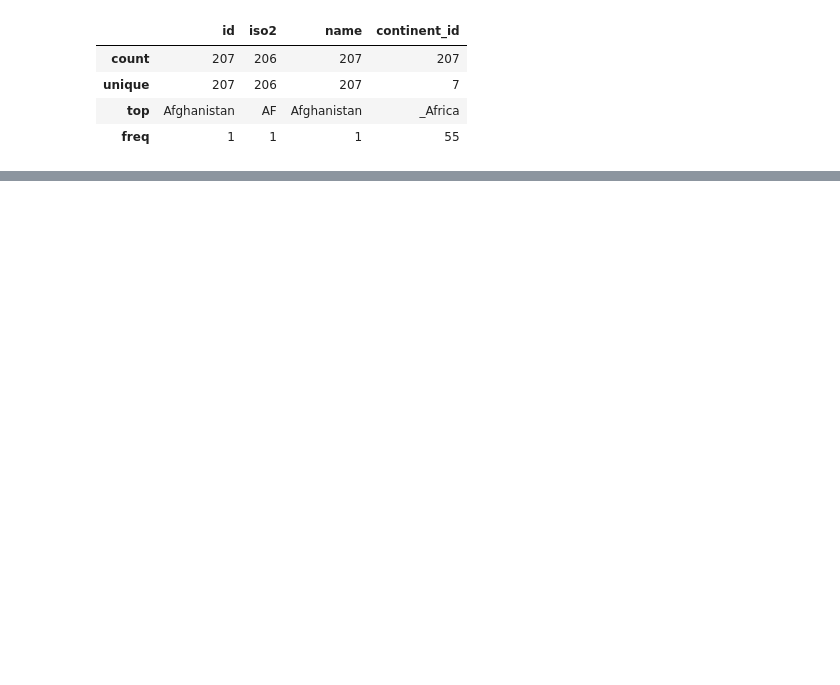
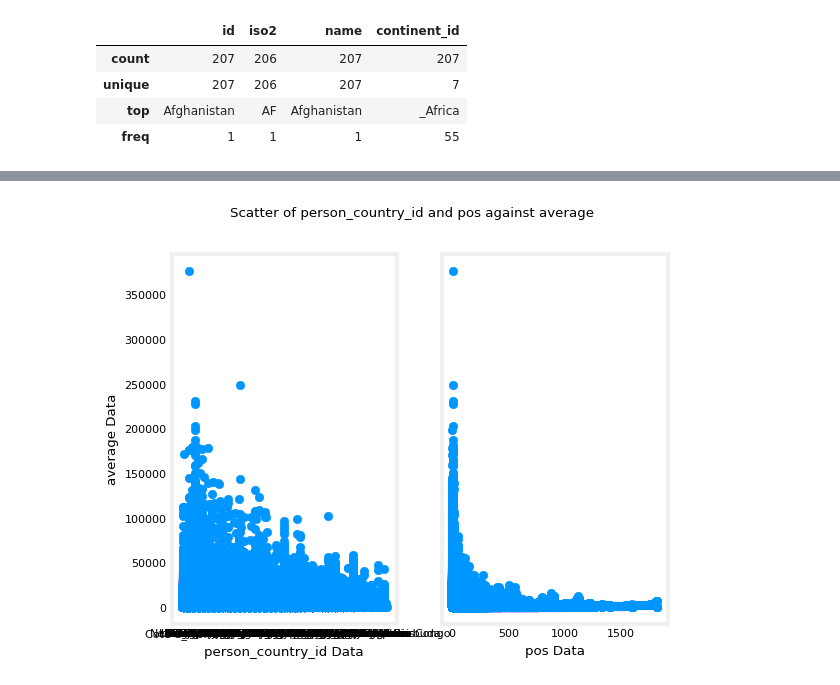
Before and after one commit to TempeHS/2026SE_MLOPSTask_Michael.L, a Jupyter notebook: 2.Model_Development/2.1.Data_Wrangling/2.1.1.data_preview.ipynb, the cells around one changed output, grey strips where cells are left out. Cells and saved outputs as stored; diff of their text form; code cells hidden in the pictures; blank space fills up the shorter version.

```diff
--- a/2.Model_Development/2.1.Data_Wrangling/2.1.1.data_preview.ipynb
+++ b/2.Model_Development/2.1.Data_Wrangling/2.1.1.data_preview.ipynb
@@ -130,13 +173,15 @@ Error:
 # %%
-# # Scatter plot 2 columns in separate charts with a shared y-axis
-# fig, (ax1, ax2) = plt.subplots(1,2, sharey=True)
-# plt.suptitle(f"Scatter of {data_frame['BMI'].name} and {data_frame['BP'].name} against {data_frame['Target'].name}")
-# ax1.set_ylabel(f"{data_frame['Target'].name} Data")
+# Scatter plot 2 columns in separate charts with a shared y-axis
+fig, (ax1, ax2) = plt.subplots(1,2, sharey=True)
+plt.suptitle(f"Scatter of {results['person_country_id'].name} and {results['pos'].name} against {results['average'].name}")
+ax1.set_ylabel(f"{results['average'].name} Data")
 
-# ax1.scatter(data_frame['BMI'], data_frame['Target'])
-# ax1.set_xlabel(f"{data_frame['BMI'].name} Data")
+ax1.scatter(results["person_country_id"], results["average"])
+ax1.set_xlabel(f"{results['person_country_id'].name} Data")
 
-# ax2.scatter(data_frame['BP'], data_frame['Target'])
-# ax2.set_xlabel(f"{data_frame['BP'].name} Data")
+ax2.scatter(results["pos"], results["average"])
+ax2.set_xlabel(f"{results['pos'].name} Data")
 
-# plt.show()
+plt.show()
+# %% [output]
+[figure, added]
```
Also changed, not shown: parts of 22 cells of this notebook, 3 other files.
